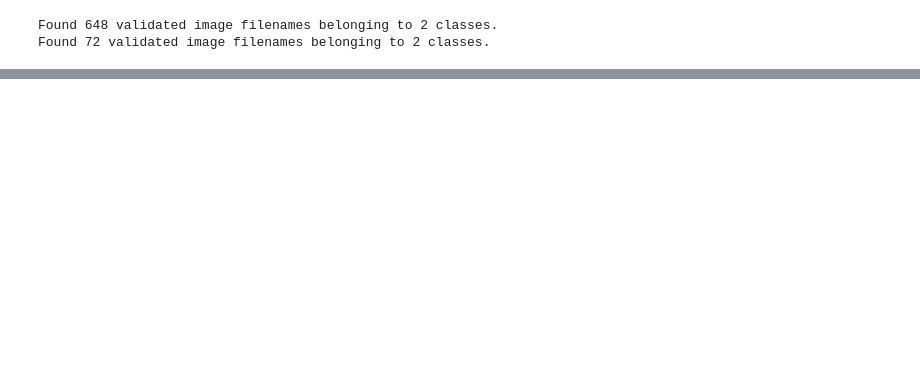
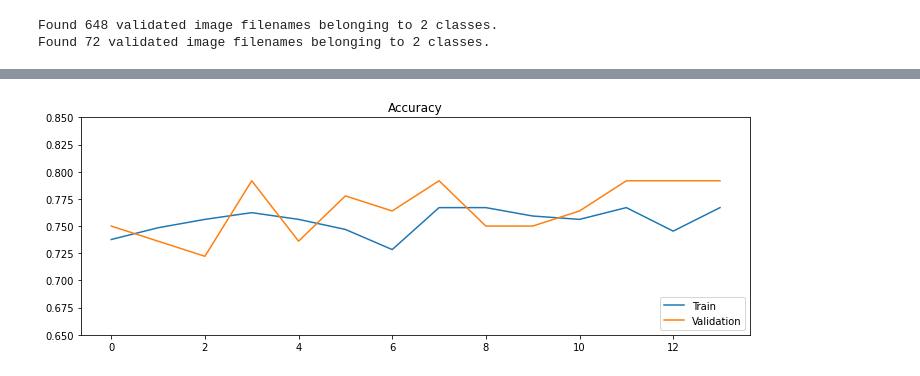
Before and after one commit to nicholassam6425/cp468-project, a Jupyter notebook: cp468.ipynb, the cells around one changed output, grey strips where cells are left out. Cells and saved outputs as stored; diff of their text form; code cells hidden in the pictures; blank space fills up the shorter version.

```diff
--- a/cp468.ipynb
+++ b/cp468.ipynb
@@ -161,0 +196,10 @@ Detected at node 'sequential_2/conv2d_6/Conv2D' defined at (most recent call las
+# %%
+fig  = plt.figure(figsize=(12,4))
+plt.title('Accuracy')
+plt.plot(hist.history['acc'])
+plt.plot(hist.history['val_acc'])
+plt.ylim([0.65,0.85])
+plt.legend(['Train', 'Validation'], loc='lower right')
+plt.show()
+# %% [output]
+[figure, added]
```
Also changed, not shown: parts of 18 cells of this notebook.
